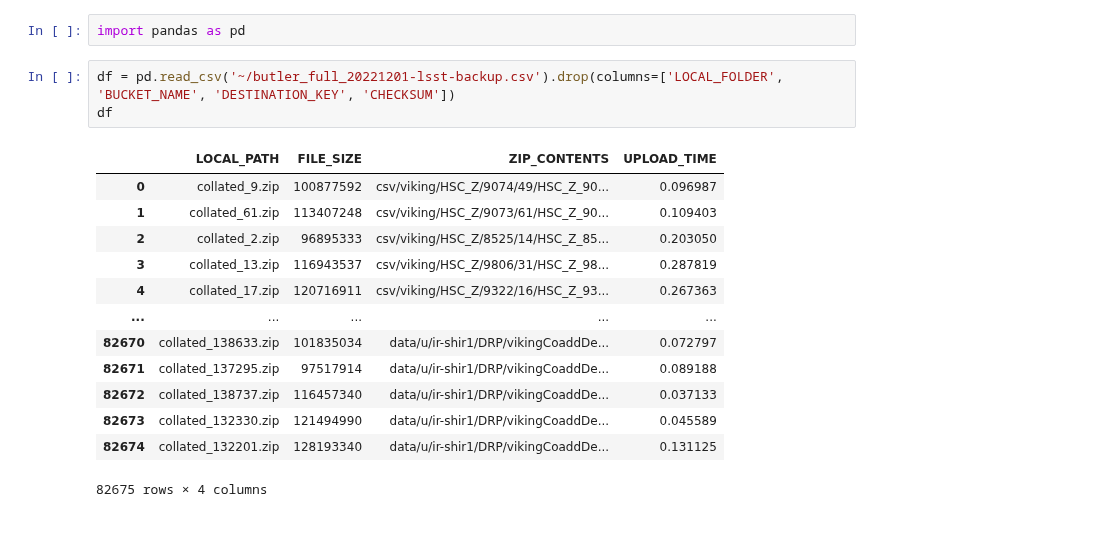
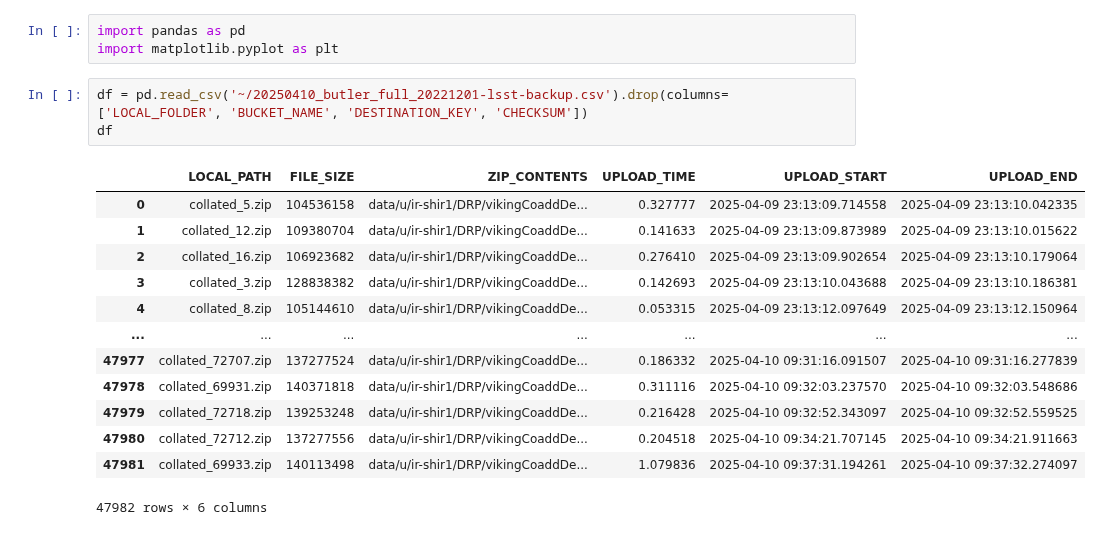
Before and after one commit to lsst-uk/csd3-echo-somerville, a Jupyter notebook: csd3-side/notebooks/transfer_speeds_from_log.ipynb, the cells around one changed output. Drawn from its saved outputs; the diff is of its cells as text.

```diff
--- a/csd3-side/notebooks/transfer_speeds_from_log.ipynb
+++ b/csd3-side/notebooks/transfer_speeds_from_log.ipynb
@@ -1,19 +1,20 @@
 # %%
 import pandas as pd
+import matplotlib.pyplot as plt
 # %%
-df = pd.read_csv('~/butler_full_20221201-lsst-backup.csv').drop(columns=['LOCAL_FOLDER', 'BUCKET_NAME', 'DESTINATION_KEY', 'CHECKSUM'])
+df = pd.read_csv('~/20250410_butler_full_20221201-lsst-backup.csv').drop(columns=['LOCAL_FOLDER', 'BUCKET_NAME', 'DESTINATION_KEY', 'CHECKSUM'])
 df
 # %% [output]
-|  | LOCAL_PATH | FILE_SIZE | ZIP_CONTENTS | UPLOAD_TIME |
-| 0 | collated_9.zip | 100877592 | csv/viking/HSC_Z/9074/49/HSC_Z_90... | 0.096987 |
-| 1 | collated_61.zip | 113407248 | csv/viking/HSC_Z/9073/61/HSC_Z_90... | 0.109403 |
-| 2 | collated_2.zip | 96895333 | csv/viking/HSC_Z/8525/14/HSC_Z_85... | 0.203050 |
-| 3 | collated_13.zip | 116943537 | csv/viking/HSC_Z/9806/31/HSC_Z_98... | 0.287819 |
-| 4 | collated_17.zip | 120716911 | csv/viking/HSC_Z/9322/16/HSC_Z_93... | 0.267363 |
-| ... | ... | ... | ... | ... |
-| 82670 | collated_138633.zip | 101835034 | data/u/ir-shir1/DRP/vikingCoaddDe... | 0.072797 |
-| 82671 | collated_137295.zip | 97517914 | data/u/ir-shir1/DRP/vikingCoaddDe... | 0.089188 |
-| 82672 | collated_138737.zip | 116457340 | data/u/ir-shir1/DRP/vikingCoaddDe... | 0.037133 |
-| 82673 | collated_132330.zip | 121494990 | data/u/ir-shir1/DRP/vikingCoaddDe... | 0.045589 |
-| 82674 | collated_132201.zip | 128193340 | data/u/ir-shir1/DRP/vikingCoaddDe... | 0.131125 |
+|  | LOCAL_PATH | FILE_SIZE | ZIP_CONTENTS | UPLOAD_TIME | UPLOAD_START | UPLOAD_END |
+| 0 | collated_5.zip | 104536158 | data/u/ir-shir1/DRP/vikingCoaddDe... | 0.327777 | 2025-04-09 23:13:09.714558 | 2025-04-09 23:13:10.042335 |
+| 1 | collated_12.zip | 109380704 | data/u/ir-shir1/DRP/vikingCoaddDe... | 0.141633 | 2025-04-09 23:13:09.873989 | 2025-04-09 23:13:10.015622 |
+| 2 | collated_16.zip | 106923682 | data/u/ir-shir1/DRP/vikingCoaddDe... | 0.276410 | 2025-04-09 23:13:09.902654 | 2025-04-09 23:13:10.179064 |
+| 3 | collated_3.zip | 128838382 | data/u/ir-shir1/DRP/vikingCoaddDe... | 0.142693 | 2025-04-09 23:13:10.043688 | 2025-04-09 23:13:10.186381 |
+| 4 | collated_8.zip | 105144610 | data/u/ir-shir1/DRP/vikingCoaddDe... | 0.053315 | 2025-04-09 23:13:12.097649 | 2025-04-09 23:13:12.150964 |
+| ... | ... | ... | ... | ... | ... | ... |
+| 47977 | collated_72707.zip | 137277524 | data/u/ir-shir1/DRP/vikingCoaddDe... | 0.186332 | 2025-04-10 09:31:16.091507 | 2025-04-10 09:31:16.277839 |
+| 47978 | collated_69931.zip | 140371818 | data/u/ir-shir1/DRP/vikingCoaddDe... | 0.311116 | 2025-04-10 09:32:03.237570 | 2025-04-10 09:32:03.548686 |
+| 47979 | collated_72718.zip | 139253248 | data/u/ir-shir1/DRP/vikingCoaddDe... | 0.216428 | 2025-04-10 09:32:52.343097 | 2025-04-10 09:32:52.559525 |
+| 47980 | collated_72712.zip | 137277556 | data/u/ir-shir1/DRP/vikingCoaddDe... | 0.204518 | 2025-04-10 09:34:21.707145 | 2025-04-10 09:34:21.911663 |
+| 47981 | collated_69933.zip | 140113498 | data/u/ir-shir1/DRP/vikingCoaddDe... | 1.079836 | 2025-04-10 09:37:31.194261 | 2025-04-10 09:37:32.274097 |
-82675 rows × 4 columns
+47982 rows × 6 columns
```
Also changed, not shown: parts of 13 cells of this notebook, 1 other file.
